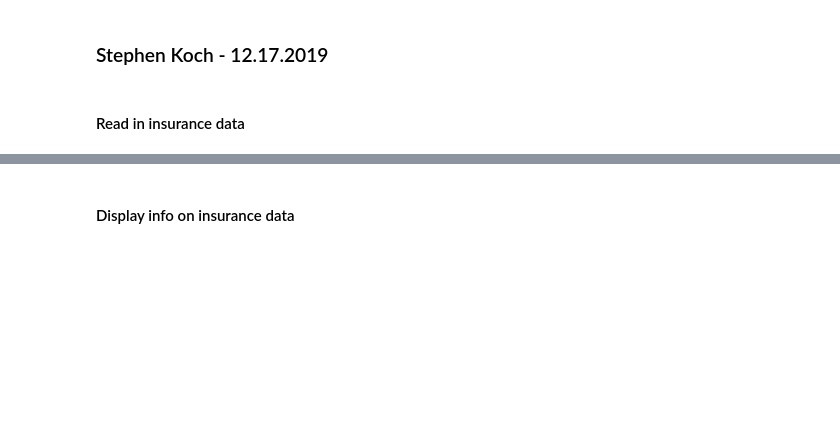
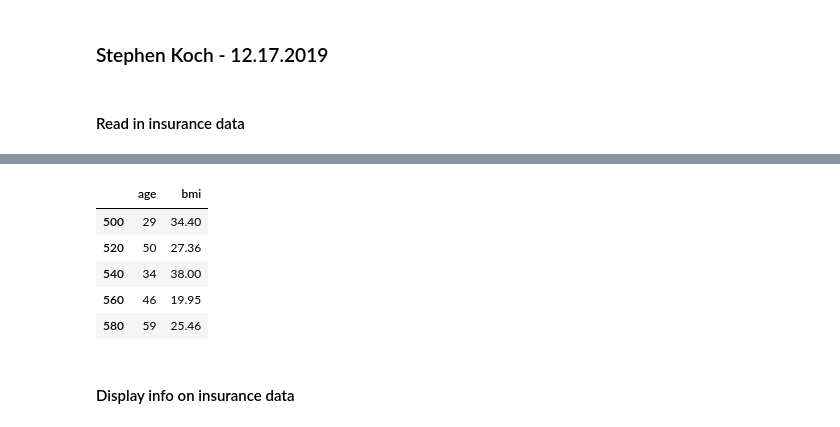
Before and after one commit to kochsj/data_analysis, a Jupyter notebook: Lab12-Regressions/regressions.ipynb, the cells around one changed output, grey strips where cells are left out. Cells and saved outputs as stored; diff of their text form; code cells hidden in the pictures; blank space fills up the shorter version.

```diff
--- a/Lab12-Regressions/regressions.ipynb
+++ b/Lab12-Regressions/regressions.ipynb
@@ -14,3 +31,13 @@ df = pd.read_csv('insurance.csv')
+# %%
+Y = df.iloc[500:600:20, :-3:2]
+Y
+# %% [output]
+|  | age | bmi |
+| 500 | 29 | 34.40 |
+| 520 | 50 | 27.36 |
+| 540 | 34 | 38.00 |
+| 560 | 46 | 19.95 |
+| 580 | 59 | 25.46 |
 # %% [markdown]
 #### Display info on insurance data
 # %%
```
Also changed, not shown: parts of 8 cells of this notebook, 4 other files.
